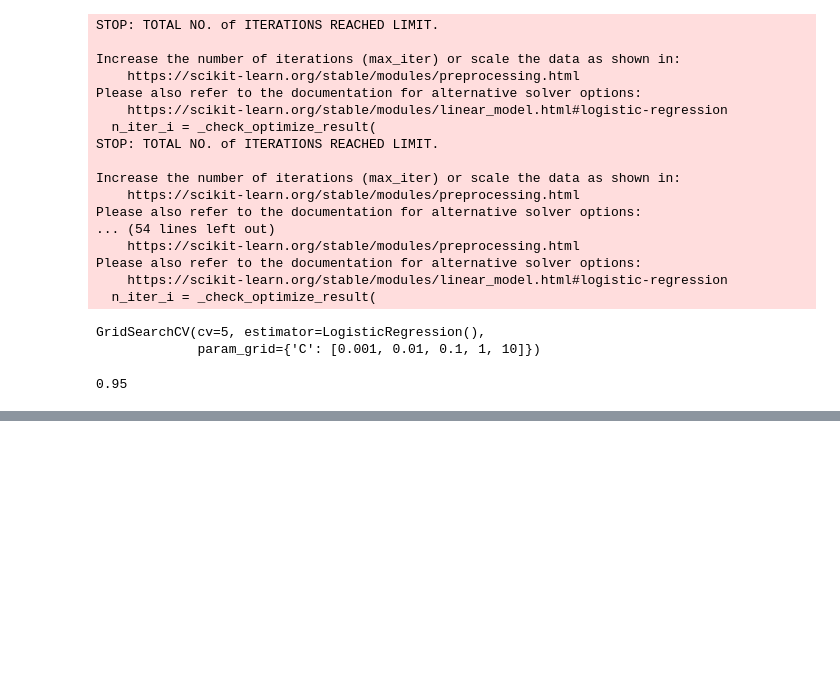
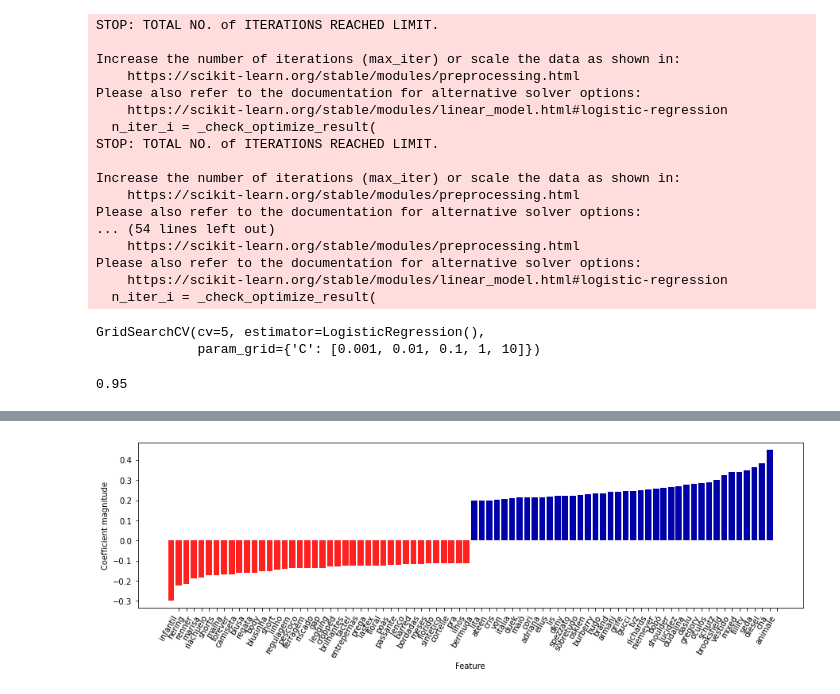
Before and after one commit to pedroafleite/thrift_stores, a Jupyter notebook: thrift_store.ipynb, the cells around one changed output, grey strips where cells are left out. Cells and saved outputs as stored; diff of their text form; code cells hidden in the pictures; blank space fills up the shorter version.

```diff
--- a/thrift_store.ipynb
+++ b/thrift_store.ipynb
@@ -1003,0 +967,5 @@ Let's quit for now, folks! We're back tomorrow.
+# %%
+grid = GridSearchCV(pipe, param_grid, cv=5)
+text_train = text_train.fillna(' ')
+grid.fit(text_train2, y_train)
+print("Best cross-validation score: {:.2f}".format(grid.best_score_))
@@ -1003,0 +991,13 @@ Let's quit for now, folks! We're back tomorrow.
+# %%
+vectorizer = grid.best_estimator_.named_steps["tfidfvectorizer"]
+# transform the training dataset
+X_train = vectorizer.transform(text_train)
+# find maximum value for each of the features over the dataset
+max_value = X_train.max(axis=0).toarray().ravel()
+sorted_by_tfidf = max_value.argsort()
+# get feature names
+feature_names = np.array(vectorizer.get_feature_names())
+print("Features with lowest tfidf:\n{}".format(
+feature_names[sorted_by_tfidf[:20]]))
+print("Features with highest tfidf: \n{}".format(
+feature_names[sorted_by_tfidf[-20:]]))
@@ -1003,0 +1032,6 @@ Let's quit for now, folks! We're back tomorrow.
+# %%
+mglearn.tools.visualize_coefficients(
+grid.best_estimator_.named_steps["logisticregression"].coef_,
+feature_names, n_top_features=40)
+# %% [output]
+[figure, added]
```
Also changed, not shown: parts of 21 cells of this notebook.
